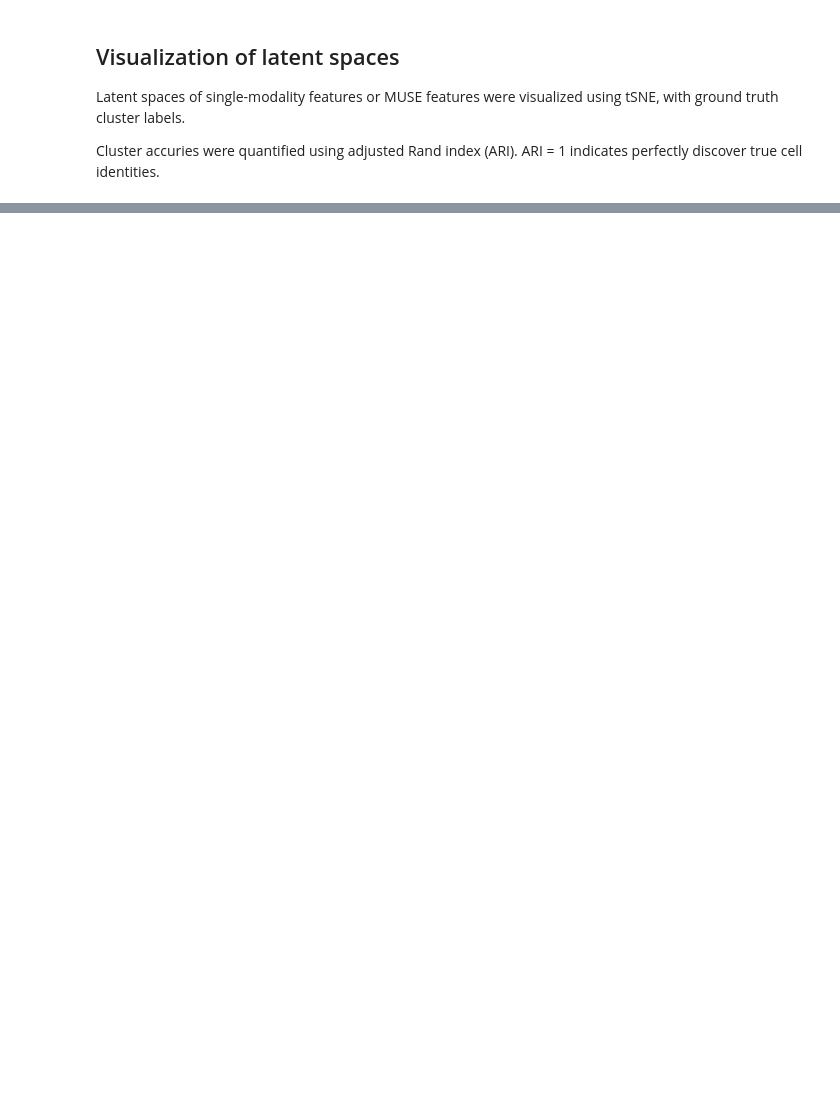
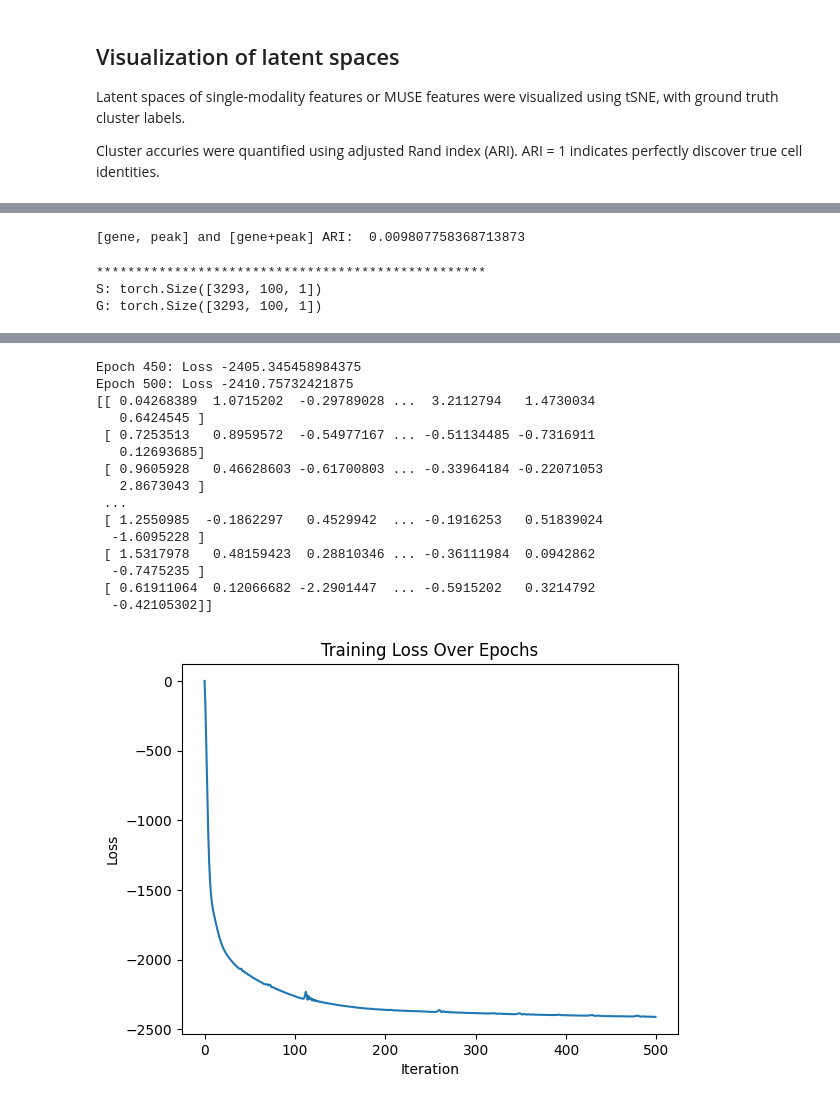
Before and after one commit to darkwilldie/MUSE, a Jupyter notebook: MUSE_demo/my_demo.ipynb, the cells around one changed output, grey strips where cells are left out. Saved outputs shown, nothing was run; the diff lists cells and outputs as text; code cells hidden in the pictures; blank space fills up the shorter version.

```diff
--- a/MUSE_demo/my_demo.ipynb
+++ b/MUSE_demo/my_demo.ipynb
@@ -82,7 +69,8 @@ view_b_feature.shape: (3293, 100)
 # %% [markdown]
 Perform clustering using PhenoGraph
 # %%
-view_a_label, _, _ = phenograph.cluster(view_a_feature)
-view_b_label, _, _ = phenograph.cluster(view_b_feature)
+view_a_label, _, _ = phenograph.cluster(view_gene_feature)
+view_b_label, _, _ = phenograph.cluster(view_peak_feature)
+view_c_label, _, _ = phenograph.cluster(view_c_feature)
 # %% [output]
 Finding 30 nearest neighbors using minkowski metric and 'auto' algorithm
@@ -107,13 +95,14 @@ PhenoGraph completed in 1.396618127822876 seconds
 # %% [markdown]
 MUSE learns the joint latent representation
 # %%
-muse_feature, reconstruct_x, reconstruct_y, latent_x, latent_y = muse.muse_fit_predict(
-    sc_data[0],
-    sc_data[1],
-    view_a_label,
-    view_b_label,
+outputs = muse.dual_muse_fit_predict(
+    [gene, peak],
+    [gene_peak],
+    [view_a_label, view_b_label],
+    [view_c_label],
     latent_dim=100,
     n_epochs=500,
+    info_nce_lambda=0,
     weight_penalty=5,
     triplet_lambda=5,
 )
@@ -193,0 +227,23 @@ NameError: name 'label_true' is not defined
+# %%
+print('[gene, peak] and [gene+peak] ARI: ', adjusted_rand_score(latent_label_sc, latent_label_st))
+# %% [output]
+[gene, peak] and [gene+peak] ARI:  0.009807758368713873
+# %%
+from sim_tangram.train_tangram import read_csv_and_run_tangram
+import torch
+
+# tangram
+tangram_sim, _ = read_csv_and_run_tangram(
+    # [torch.tensor(latent_sc, device='cuda:0')],
+    # [torch.tensor(latent_st, device='cuda:0')],
+    [torch.tensor(view_c_feature, device='cuda:0', dtype=torch.float32)],
+    [torch.tensor(latent_st, device='cuda:0', dtype=torch.float32)],
+    num_epochs=500,
+    print_interval=50,
+    spotwise=True,
+    genewise=False,
+)
+# %% [output]
+**************************************************
+S: torch.Size([3293, 100, 1])
+G: torch.Size([3293, 100, 1])
@@ -193,0 +258,16 @@ NameError: name 'label_true' is not defined
+Epoch 450: Loss -2405.345458984375
+Epoch 500: Loss -2410.75732421875
+[[ 0.04268389  1.0715202  -0.29789028 ...  3.2112794   1.4730034
+   0.6424545 ]
+ [ 0.7253513   0.8959572  -0.54977167 ... -0.51134485 -0.7316911
+   0.12693685]
+ [ 0.9605928   0.46628603 -0.61700803 ... -0.33964184 -0.22071053
+   2.8673043 ]
+ ...
+ [ 1.2550985  -0.1862297   0.4529942  ... -0.1916253   0.51839024
+  -1.6095228 ]
+ [ 1.5317978   0.48159423  0.28810346 ... -0.36111984  0.0942862
+  -0.7475235 ]
+ [ 0.61911064  0.12066682 -2.2901447  ... -0.5915202   0.3214792
+  -0.42105302]]
+[figure, added]
```
Also changed, not shown: parts of 18 cells of this notebook, 10 other files.
